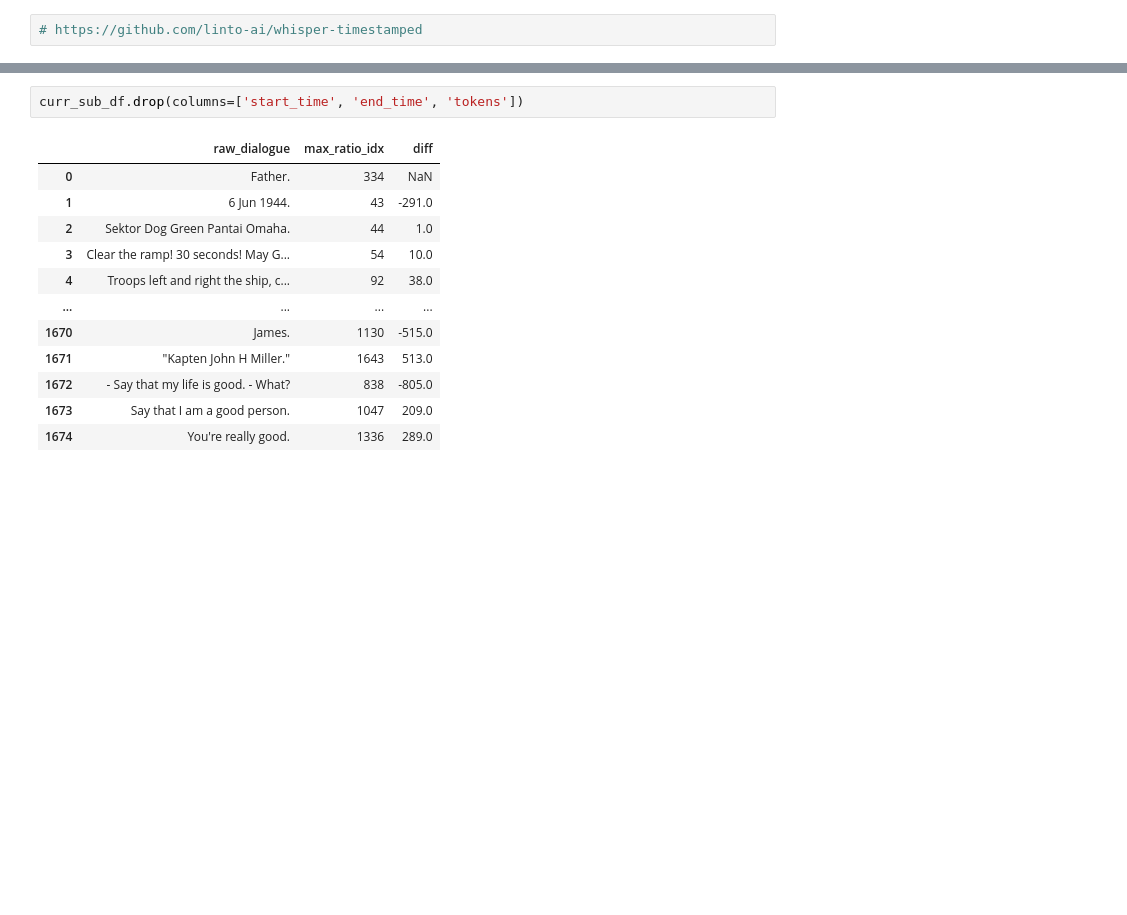
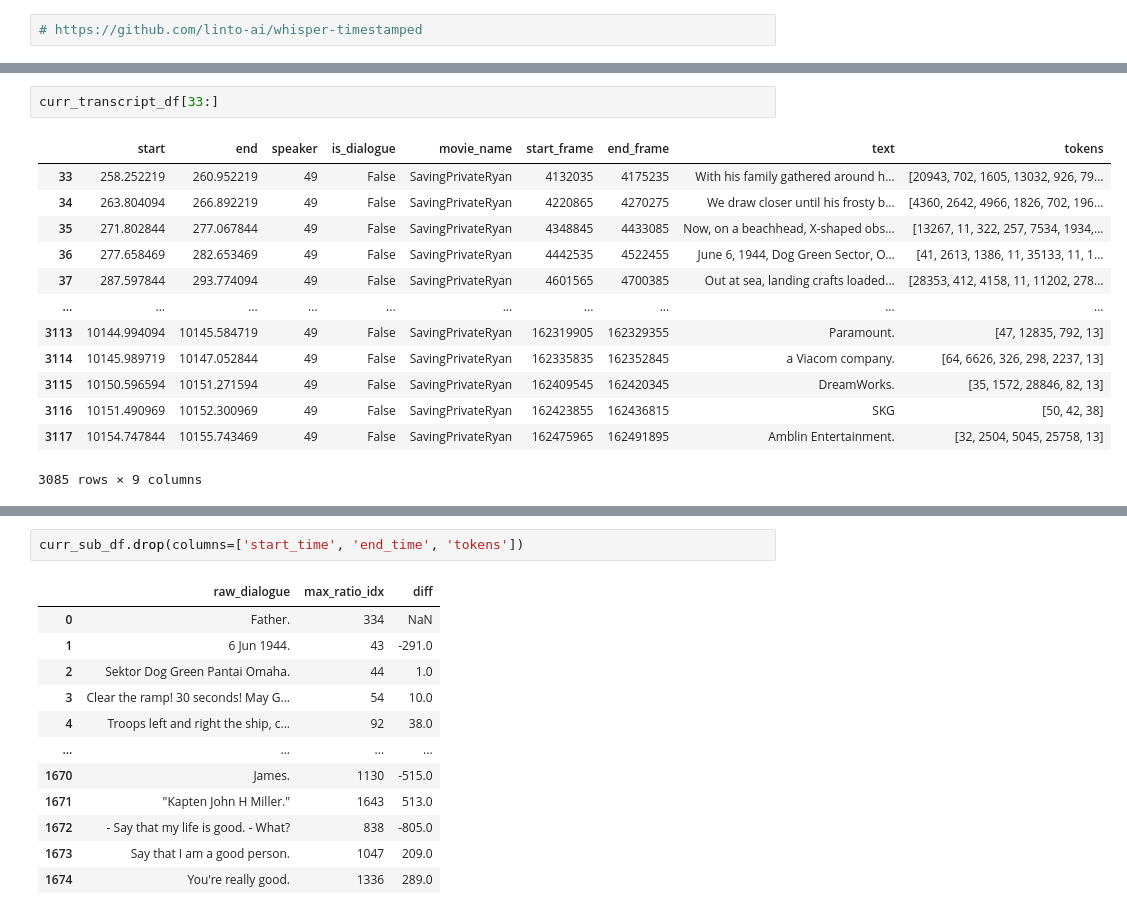
Before and after one commit to sydney-machine-learning/audiodescription-abusedetection, a Jupyter notebook: 01_audio_transcription.ipynb, the cells around one changed output, grey strips where cells are left out. Cells and saved outputs as stored; diff of their text form; blank space fills up the shorter version.

```diff
--- a/01_audio_transcription.ipynb
+++ b/01_audio_transcription.ipynb
@@ -165,0 +279,16 @@ curr_sub_df = curr_sub_df.drop(columns=['raw_time_str', 'raw_start_time', 'raw_e
+# %%
+curr_transcript_df[33:]
+# %% [output]
+|  | start | end | speaker | is_dialogue | movie_name | start_frame | end_frame | text | tokens |
+| 33 | 258.252219 | 260.952219 | 49 | False | SavingPrivateRyan | 4132035 | 4175235 | With his family gathered around h... | [20943, 702, 1605, 13032, 926, 79... |
+| 34 | 263.804094 | 266.892219 | 49 | False | SavingPrivateRyan | 4220865 | 4270275 | We draw closer until his frosty b... | [4360, 2642, 4966, 1826, 702, 196... |
+| 35 | 271.802844 | 277.067844 | 49 | False | SavingPrivateRyan | 4348845 | 4433085 | Now, on a beachhead, X-shaped obs... | [13267, 11, 322, 257, 7534, 1934,... |
+| 36 | 277.658469 | 282.653469 | 49 | False | SavingPrivateRyan | 4442535 | 4522455 | June 6, 1944, Dog Green Sector, O... | [41, 2613, 1386, 11, 35133, 11, 1... |
+| 37 | 287.597844 | 293.774094 | 49 | False | SavingPrivateRyan | 4601565 | 4700385 | Out at sea, landing crafts loaded... | [28353, 412, 4158, 11, 11202, 278... |
+| ... | ... | ... | ... | ... | ... | ... | ... | ... | ... |
+| 3113 | 10144.994094 | 10145.584719 | 49 | False | SavingPrivateRyan | 162319905 | 162329355 | Paramount. | [47, 12835, 792, 13] |
+| 3114 | 10145.989719 | 10147.052844 | 49 | False | SavingPrivateRyan | 162335835 | 162352845 | a Viacom company. | [64, 6626, 326, 298, 2237, 13] |
+| 3115 | 10150.596594 | 10151.271594 | 49 | False | SavingPrivateRyan | 162409545 | 162420345 | DreamWorks. | [35, 1572, 28846, 82, 13] |
+| 3116 | 10151.490969 | 10152.300969 | 49 | False | SavingPrivateRyan | 162423855 | 162436815 | SKG | [50, 42, 38] |
+| 3117 | 10154.747844 | 10155.743469 | 49 | False | SavingPrivateRyan | 162475965 | 162491895 | Amblin Entertainment. | [32, 2504, 5045, 25758, 13] |
+3085 rows × 9 columns
```
Also changed, not shown: parts of 22 cells of this notebook, 3 other files.
